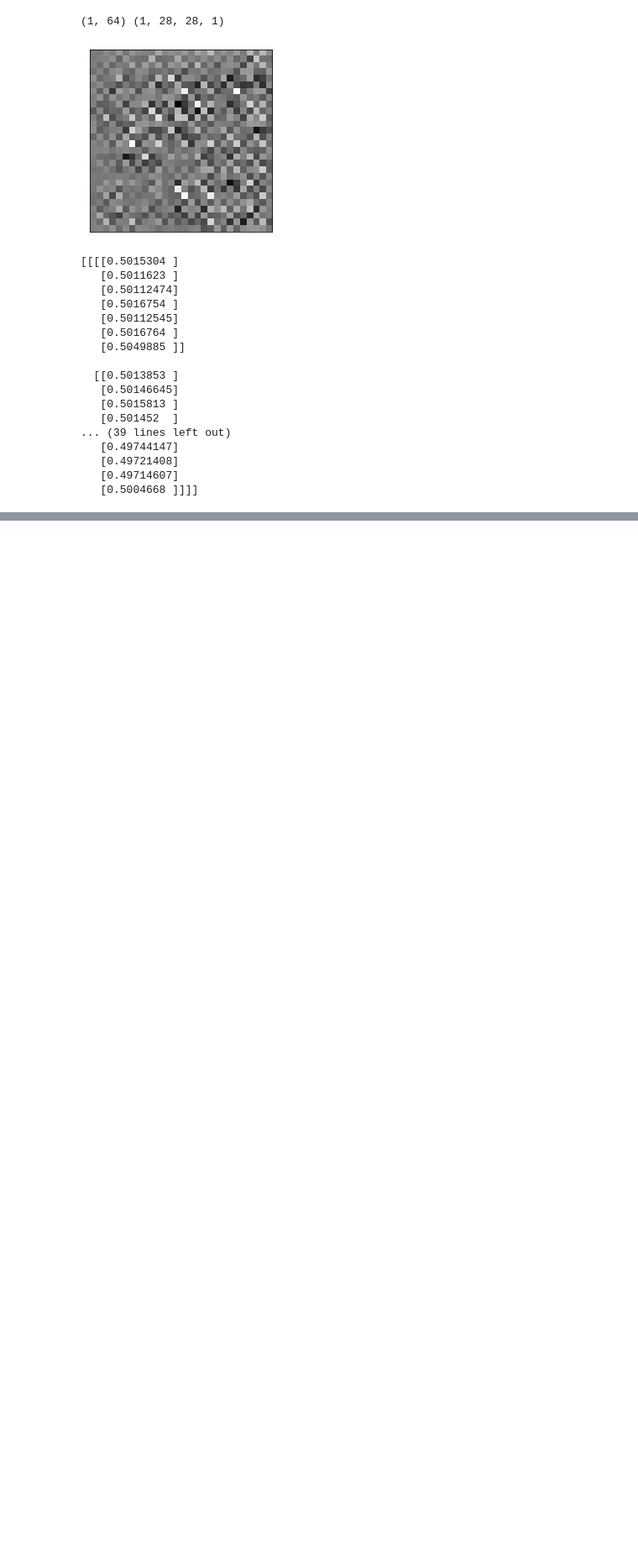
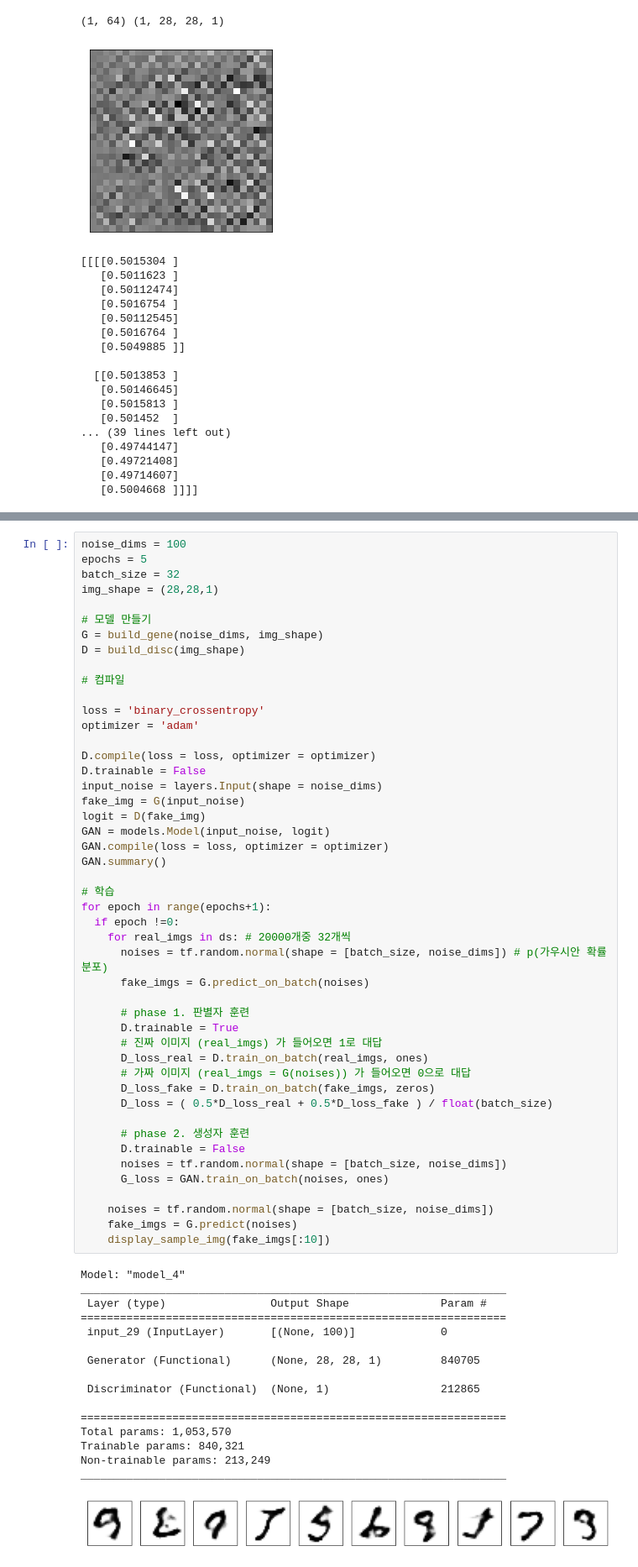
Before and after one commit to LeeHuiJong/Deep_learning, a Jupyter notebook: ch04_03_Generative_Model_DCGAN.ipynb, the cells around one changed output, grey strips where cells are left out. Shown at 84% size. Saved outputs shown, nothing was run; the diff lists cells and outputs as text; blank space fills up the shorter version.

```diff
--- a/ch04_03_Generative_Model_DCGAN.ipynb
+++ b/ch04_03_Generative_Model_DCGAN.ipynb
@@ -115,0 +151,64 @@ print(logit)
+# %%
+noise_dims = 100
+epochs = 5
+batch_size = 32
+img_shape = (28,28,1)
+
+# 모델 만들기
+G = build_gene(noise_dims, img_shape)
+D = build_disc(img_shape)
+
+# 컴파일
+
+loss = 'binary_crossentropy'
+optimizer = 'adam'
+
+D.compile(loss = loss, optimizer = optimizer)
+D.trainable = False
+input_noise = layers.Input(shape = noise_dims)
+fake_img = G(input_noise)
+logit = D(fake_img)
+GAN = models.Model(input_noise, logit)
+GAN.compile(loss = loss, optimizer = optimizer)
+GAN.summary()
+
+# 학습
+for epoch in range(epochs+1):
+  if epoch !=0:
+    for real_imgs in ds: # 20000개중 32개씩
+      noises = tf.random.normal(shape = [batch_size, noise_dims]) # p(가우시안 확률분포)
+      fake_imgs = G.predict_on_batch(noises)
+
+      # phase 1. 판별자 훈련
+      D.trainable = True
+      # 진짜 이미지 (real_imgs) 가 들어오면 1로 대답
+      D_loss_real = D.train_on_batch(real_imgs, ones)
+      # 가짜 이미지 (real_imgs = G(noises)) 가 들어오면 0으로 대답
+      D_loss_fake = D.train_on_batch(fake_imgs, zeros)
+      D_loss = ( 0.5*D_loss_real + 0.5*D_loss_fake ) / float(batch_size)
+
+      # phase 2. 생성자 훈련
+      D.trainable = False
+      noises = tf.random.normal(shape = [batch_size, noise_dims])
+      G_loss = GAN.train_on_batch(noises, ones)
+
+    noises = tf.random.normal(shape = [batch_size, noise_dims])
+    fake_imgs = G.predict(noises)
+    display_sample_img(fake_imgs[:10])
+# %% [output]
+Model: "model_4"
+_________________________________________________________________
+ Layer (type)                Output Shape              Param #
+=================================================================
+ input_29 (InputLayer)       [(None, 100)]             0
+
+ Generator (Functional)      (None, 28, 28, 1)         840705
+
+ Discriminator (Functional)  (None, 1)                 212865
+
+=================================================================
+Total params: 1,053,570
+Trainable params: 840,321
+Non-trainable params: 213,249
+_________________________________________________________________
+[figure, added]
```
Also changed, not shown: parts of 11 cells of this notebook.
